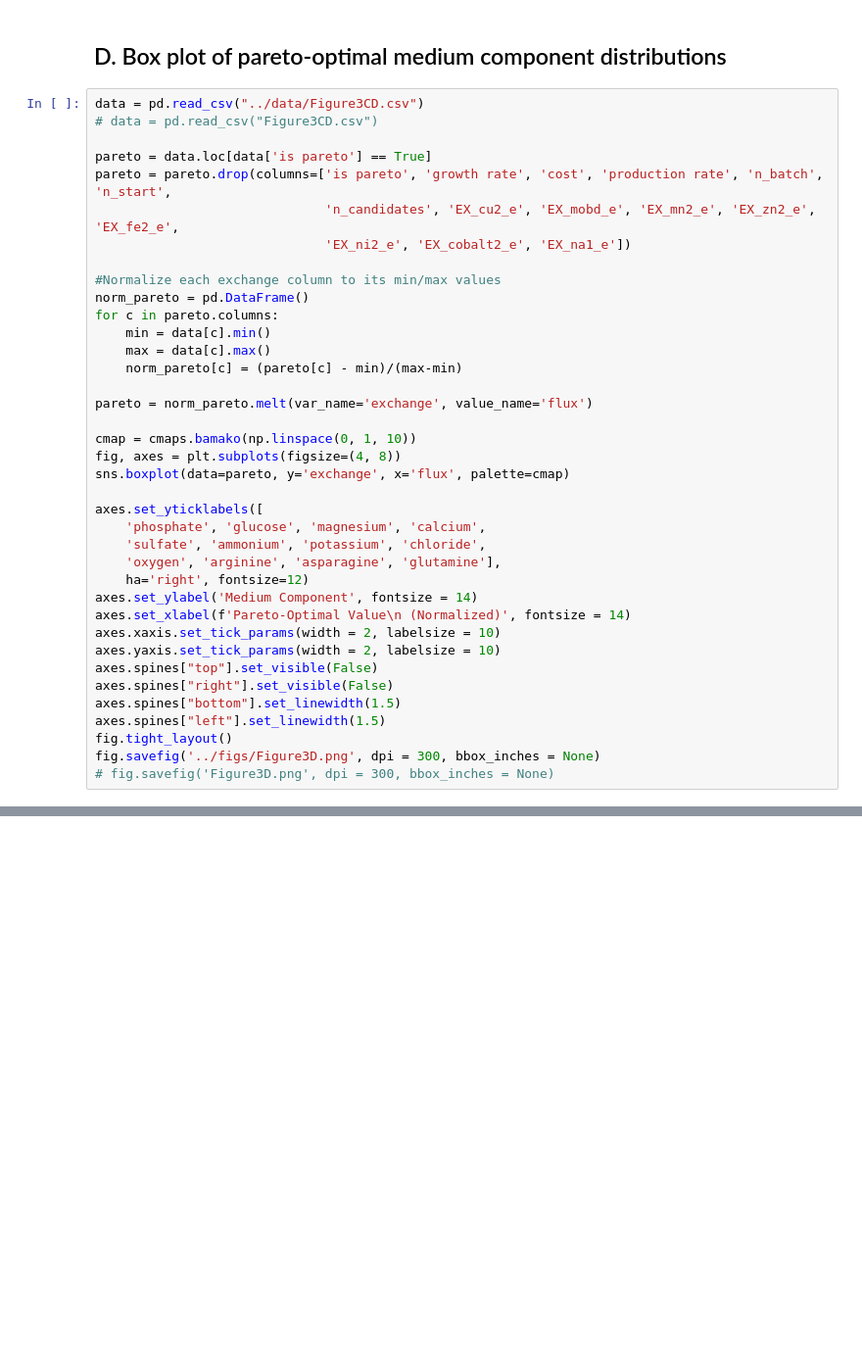
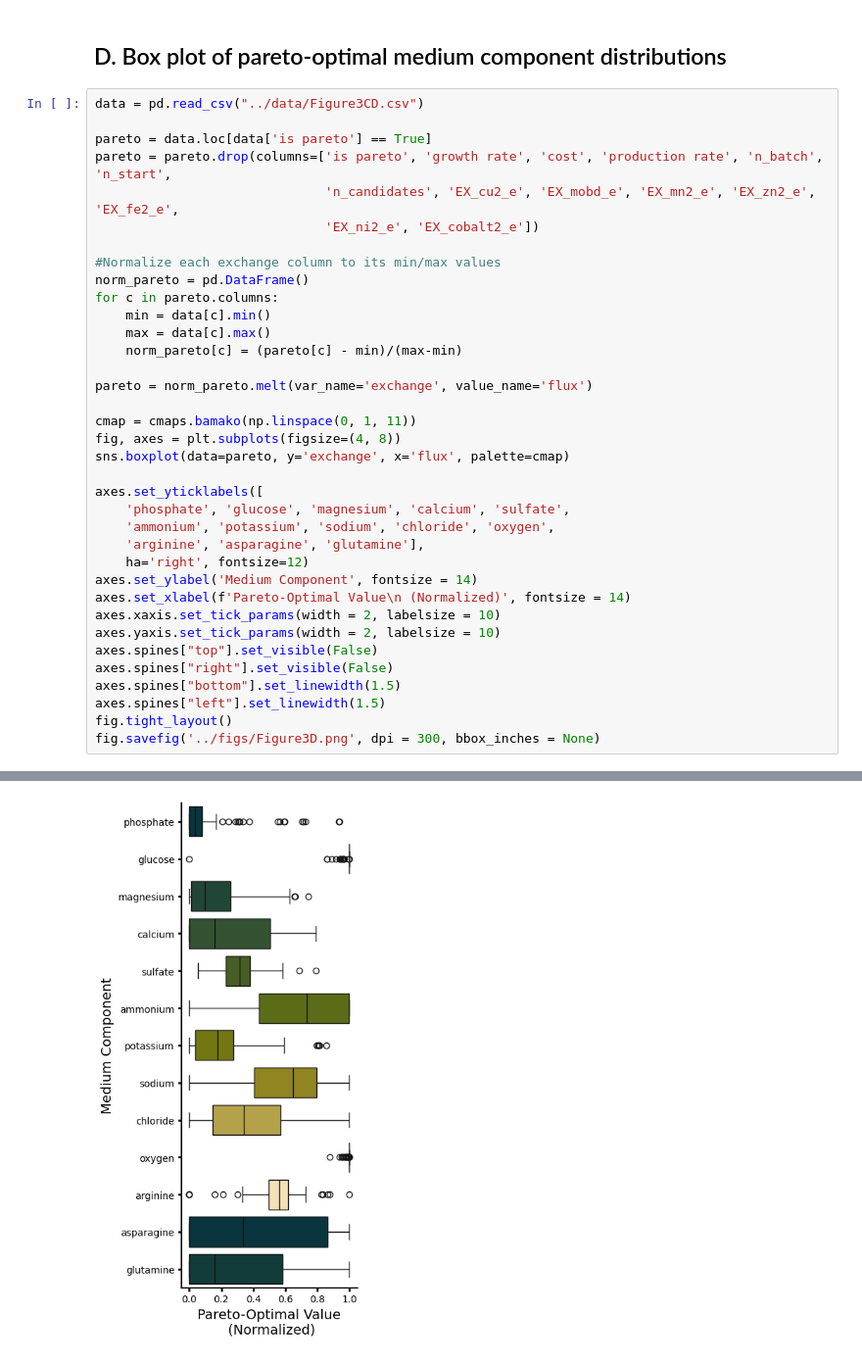
Before and after one commit to cjmerzbacher/mobo-medium-conditions, a Jupyter notebook: analysis/fig3.ipynb, the cells around one changed output, grey strips where cells are left out. Shown at 98% size. Saved outputs shown, nothing was run; the diff lists cells and outputs as text; blank space fills up the shorter version.

Commit message:
Added Sodium to Boxplot

```diff
--- a/analysis/fig3.ipynb
+++ b/analysis/fig3.ipynb
@@ -184,12 +183,11 @@ fig.savefig('../figs/Figure3C.png', dpi = 300, bbox_inches = None)
 ## D. Box plot of pareto-optimal medium component distributions
 # %%
 data = pd.read_csv("../data/Figure3CD.csv")
-# data = pd.read_csv("Figure3CD.csv")
 
 pareto = data.loc[data['is pareto'] == True]
 pareto = pareto.drop(columns=['is pareto', 'growth rate', 'cost', 'production rate', 'n_batch', 'n_start',
                               'n_candidates', 'EX_cu2_e', 'EX_mobd_e', 'EX_mn2_e', 'EX_zn2_e', 'EX_fe2_e',
-                              'EX_ni2_e', 'EX_cobalt2_e', 'EX_na1_e'])
+                              'EX_ni2_e', 'EX_cobalt2_e'])
 
 #Normalize each exchange column to its min/max values
 norm_pareto = pd.DataFrame()
@@ -200,14 +198,14 @@ for c in pareto.columns:
 
 pareto = norm_pareto.melt(var_name='exchange', value_name='flux')
 
-cmap = cmaps.bamako(np.linspace(0, 1, 10))
+cmap = cmaps.bamako(np.linspace(0, 1, 11))
 fig, axes = plt.subplots(figsize=(4, 8))
 sns.boxplot(data=pareto, y='exchange', x='flux', palette=cmap)
 
 axes.set_yticklabels([
-    'phosphate', 'glucose', 'magnesium', 'calcium',
-    'sulfate', 'ammonium', 'potassium', 'chloride',
-    'oxygen', 'arginine', 'asparagine', 'glutamine'],
+    'phosphate', 'glucose', 'magnesium', 'calcium', 'sulfate',
+    'ammonium', 'potassium', 'sodium', 'chloride', 'oxygen',
+    'arginine', 'asparagine', 'glutamine'],
     ha='right', fontsize=12)
 axes.set_ylabel('Medium Component', fontsize = 14)
 axes.set_xlabel(f'Pareto-Optimal Value\n (Normalized)', fontsize = 14)
@@ -219,4 +217,4 @@ axes.spines["bottom"].set_linewidth(1.5)
 axes.spines["left"].set_linewidth(1.5)
 fig.tight_layout()
 fig.savefig('../figs/Figure3D.png', dpi = 300, bbox_inches = None)
-# fig.savefig('Figure3D.png', dpi = 300, bbox_inches = None)
+# %% [output]
@@ -222,0 +226 @@ fig.savefig('../figs/Figure3D.png', dpi = 300, bbox_inches = None)
+[figure, added]
```
Also changed, not shown: parts of 2 cells of this notebook.
